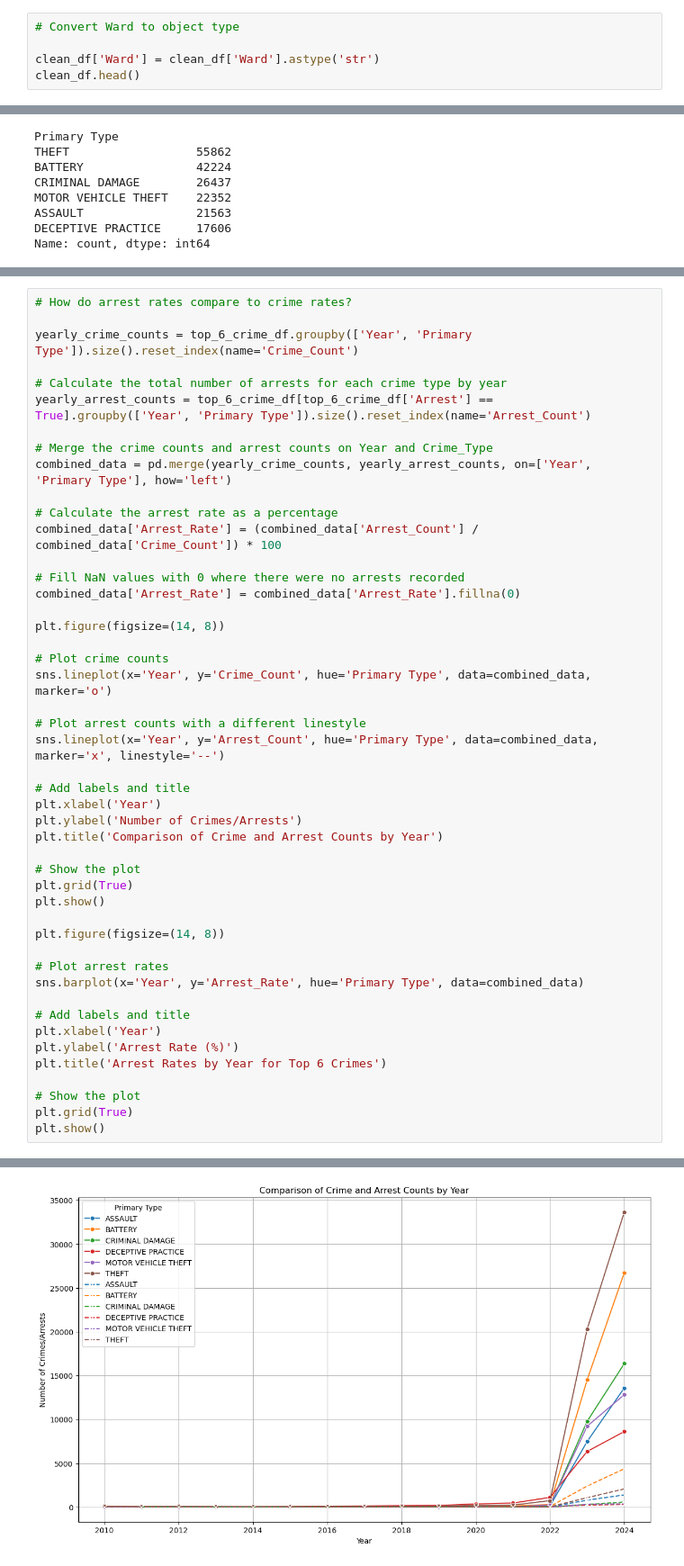
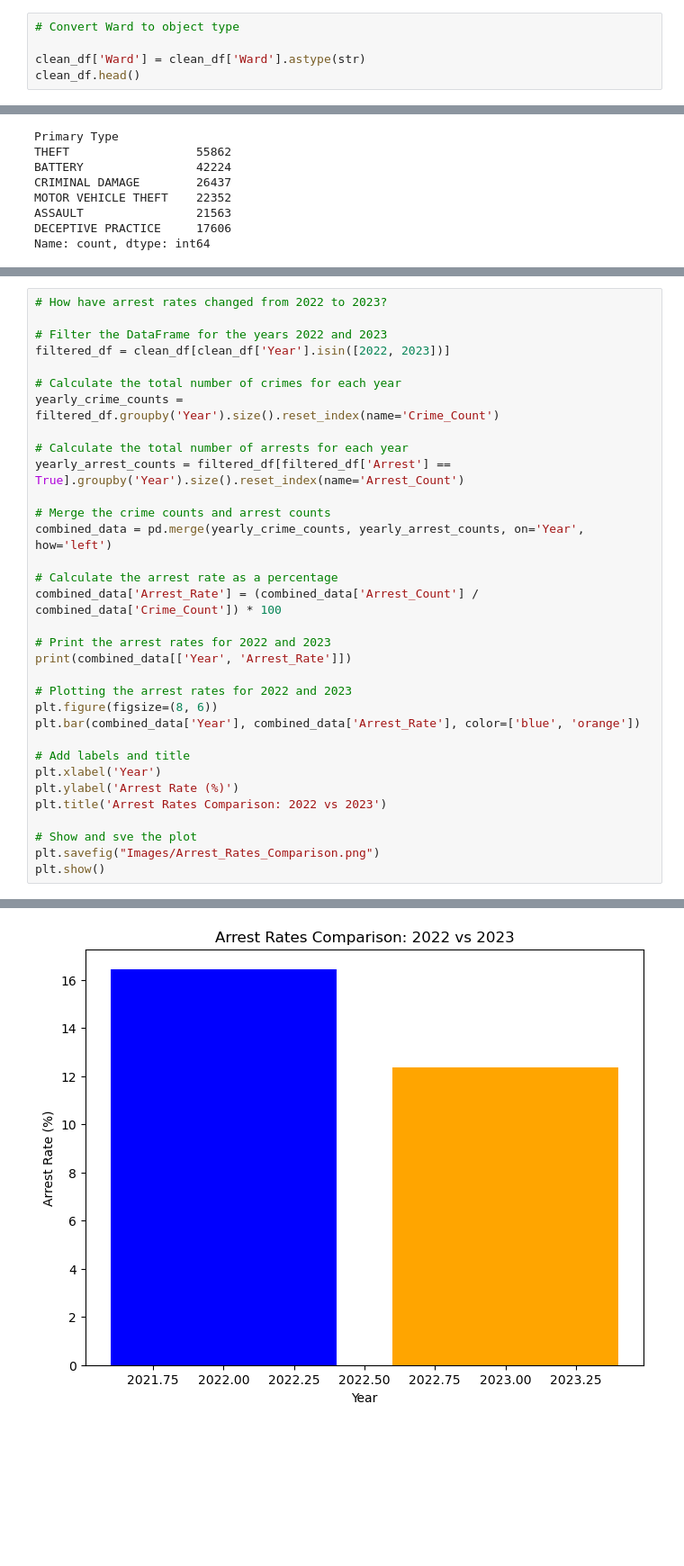
Before and after one commit to ktg8080/Project_1, a Jupyter notebook: kyle_branch.ipynb, the cells around one changed output, grey strips where cells are left out. Shown: that part at 90% size. Drawn from its saved outputs; the diff is of its cells as text; blank space fills up the shorter version.

```diff
--- a/kyle_branch.ipynb
+++ b/kyle_branch.ipynb
@@ -67,7 +72,7 @@ dtype: object
 # %%
 # Convert Ward to object type
 
-clean_df['Ward'] = clean_df['Ward'].astype('str')
+clean_df['Ward'] = clean_df['Ward'].astype(str)
 clean_df.head()
 # %% [output]
 |  | ID | Date | Block | Primary Type | Description | Location Description | Arrest | Domestic | ... |
@@ -284,48 +406,34 @@ plt.show()
 # %%
-# How do arrest rates compare to crime rates?
+# How have arrest rates changed from 2022 to 2023?
 
-yearly_crime_counts = top_6_crime_df.groupby(['Year', 'Primary Type']).size().reset_index(name='Crime_Count')
+# Filter the DataFrame for the years 2022 and 2023
+filtered_df = clean_df[clean_df['Year'].isin([2022, 2023])]
 
-# Calculate the total number of arrests for each crime type by year
-yearly_arrest_counts = top_6_crime_df[top_6_crime_df['Arrest'] == True].groupby(['Year', 'Primary Type']).size().reset_index(name='Arrest_Count')
+# Calculate the total number of crimes for each year
+yearly_crime_counts = filtered_df.groupby('Year').size().reset_index(name='Crime_Count')
 
-# Merge the crime counts and arrest counts on Year and Crime_Type
-combined_data = pd.merge(yearly_crime_counts, yearly_arrest_counts, on=['Year', 'Primary Type'], how='left')
+# Calculate the total number of arrests for each year
+yearly_arrest_counts = filtered_df[filtered_df['Arrest'] == True].groupby('Year').size().reset_index(name='Arrest_Count')
+
+# Merge the crime counts and arrest counts
+combined_data = pd.merge(yearly_crime_counts, yearly_arrest_counts, on='Year', how='left')
 
 # Calculate the arrest rate as a percentage
 combined_data['Arrest_Rate'] = (combined_data['Arrest_Count'] / combined_data['Crime_Count']) * 100
 
-# Fill NaN values with 0 where there were no arrests recorded
-combined_data['Arrest_Rate'] = combined_data['Arrest_Rate'].fillna(0)
+# Print the arrest rates for 2022 and 2023
+print(combined_data[['Year', 'Arrest_Rate']])
 
-plt.figure(figsize=(14, 8))
-
-# Plot crime counts
-sns.lineplot(x='Year', y='Crime_Count', hue='Primary Type', data=combined_data, marker='o')
-
-# Plot arrest counts with a different linestyle
-sns.lineplot(x='Year', y='Arrest_Count', hue='Primary Type', data=combined_data, marker='x', linestyle='--')
-
-# Add labels and title
-plt.xlabel('Year')
-plt.ylabel('Number of Crimes/Arrests')
-plt.title('Comparison of Crime and Arrest Counts by Year')
-
-# Show the plot
-plt.grid(True)
-plt.show()
-
-plt.figure(figsize=(14, 8))
-
-# Plot arrest rates
-sns.barplot(x='Year', y='Arrest_Rate', hue='Primary Type', data=combined_data)
+# Plotting the arrest rates for 2022 and 2023
+plt.figure(figsize=(8, 6))
+plt.bar(combined_data['Year'], combined_data['Arrest_Rate'], color=['blue', 'orange'])
 
 # Add labels and title
 plt.xlabel('Year')
 plt.ylabel('Arrest Rate (%)')
-plt.title('Arrest Rates by Year for Top 6 Crimes')
+plt.title('Arrest Rates Comparison: 2022 vs 2023')
 
-# Show the plot
-plt.grid(True)
+# Show and sve the plot
+plt.savefig("Images/Arrest_Rates_Comparison.png")
 plt.show()
 # %% [output]
@@ -332 +443 @@ plt.show()
-[figure, old version]
+[figure, new version]
```
Also changed, not shown: parts of 20 cells of this notebook, 8 other files.
